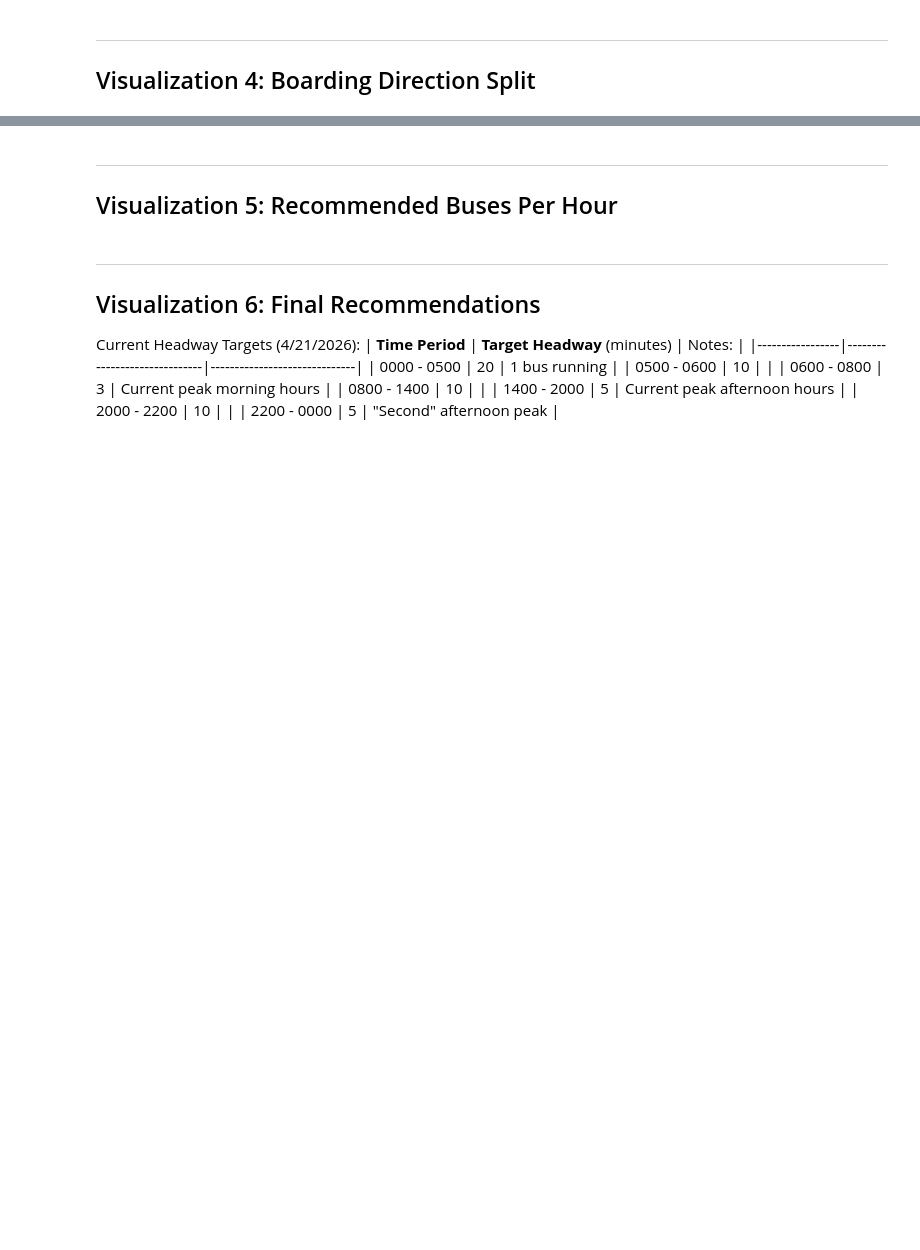
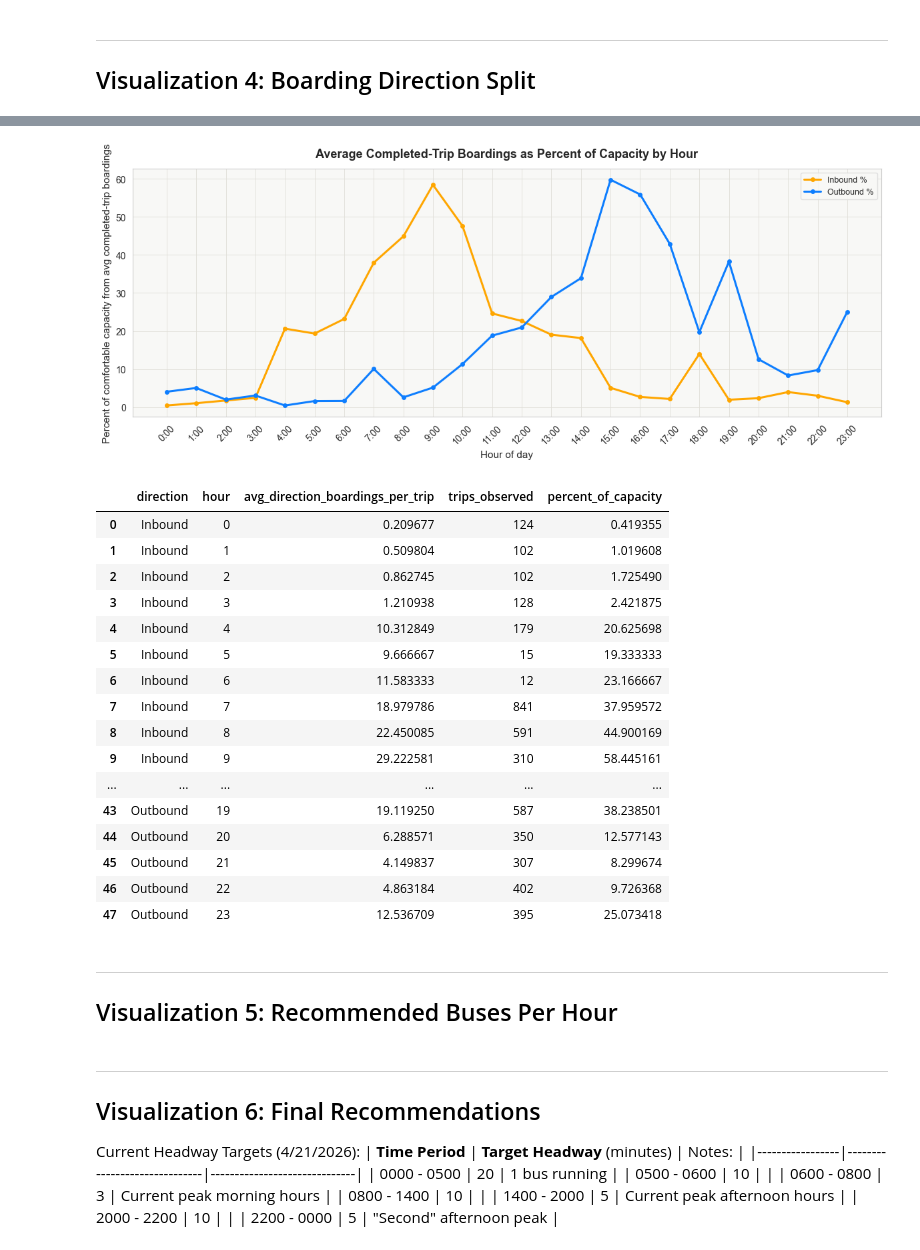
Before and after one commit to morgan1461/WMC-dashboard, a Jupyter notebook: analysis_notebooks/peak_hours.ipynb, the cells around one changed output, grey strips where cells are left out. Drawn from its saved outputs; the diff is of its cells as text; code cells hidden in the pictures; blank space fills up the shorter version.

Commit message:
Create a visualization for the percent capacity a bus is at for both inboud and outbound trips

```diff
--- a/analysis_notebooks/peak_hours.ipynb
+++ b/analysis_notebooks/peak_hours.ipynb
@@ -69,7 +69,7 @@ STOP_NAMES = {
 
 # bus max capacity
 BUS_CAPACITY = 65 # based on previous analysis, 65 is generally considered the max capacity for a cabs bus
-BUS_CAPACITY_COMFORT = 45 # this is a guess of what a 'comfortable' capacity may be. Will cross reference with number of seats, etc in future
+BUS_CAPACITY_COMFORT = 50 # this is a guess of what a 'comfortable' capacity may be. Will cross reference with number of seats, etc in future
 CARMACK_5_BEGINS = 7 # busses stop at carmack 5 starting after 7am according to run books
 # %% [markdown]
 
@@ -484,3 +627,51 @@ plt.show()
+# %%
+# viz
+fig, ax = plt.subplots(figsize=(12, 5))
+
+for direction, line_color in [('Inbound', "#ffa600"), ('Outbound', "#0e7eff")]:
+    subset = direction_hourly[direction_hourly['direction'] == direction]
+    ax.plot(
+        subset['hour'],
+        subset['percent_of_capacity'],
+        marker='o',
+        markersize=4,
+        linewidth=2.2,
+        color=line_color,
+        label=f'{direction} %'
+    )
+
+ax.set_xticks(range(direction_hourly['hour'].min(), direction_hourly['hour'].max() + 1))
+ax.set_xticklabels([f'{h}:00' for h in range(direction_hourly['hour'].min(), direction_hourly['hour'].max() + 1)],
+                    rotation=45)
+
+ax.set_xlabel('Hour of day')
+ax.set_ylabel('Percent of comfortable capacity from avg completed-trip boardings')
+ax.set_title('Average Completed-Trip Boardings as Percent of Capacity by Hour', pad=12)
+ax.legend(loc='upper right', fontsize=9, framealpha=0.9, edgecolor='#ddd')
+
+plt.tight_layout()
+plt.show()
+
+direction_hourly
+# %% [output]
+[figure, added]
+|  | direction | hour | avg_direction_boardings_per_trip | trips_observed | percent_of_capacity |
+| 0 | Inbound | 0 | 0.209677 | 124 | 0.419355 |
+| 1 | Inbound | 1 | 0.509804 | 102 | 1.019608 |
+| 2 | Inbound | 2 | 0.862745 | 102 | 1.725490 |
+| 3 | Inbound | 3 | 1.210938 | 128 | 2.421875 |
+| 4 | Inbound | 4 | 10.312849 | 179 | 20.625698 |
+| 5 | Inbound | 5 | 9.666667 | 15 | 19.333333 |
+| 6 | Inbound | 6 | 11.583333 | 12 | 23.166667 |
+| 7 | Inbound | 7 | 18.979786 | 841 | 37.959572 |
+| 8 | Inbound | 8 | 22.450085 | 591 | 44.900169 |
+| 9 | Inbound | 9 | 29.222581 | 310 | 58.445161 |
+| ... | ... | ... | ... | ... | ... |
+| 43 | Outbound | 19 | 19.119250 | 587 | 38.238501 |
+| 44 | Outbound | 20 | 6.288571 | 350 | 12.577143 |
+| 45 | Outbound | 21 | 4.149837 | 307 | 8.299674 |
+| 46 | Outbound | 22 | 4.863184 | 402 | 9.726368 |
+| 47 | Outbound | 23 | 12.536709 | 395 | 25.073418 |
 # %% [markdown]
 
 ---
```
Also changed, not shown: parts of 4 cells of this notebook.
